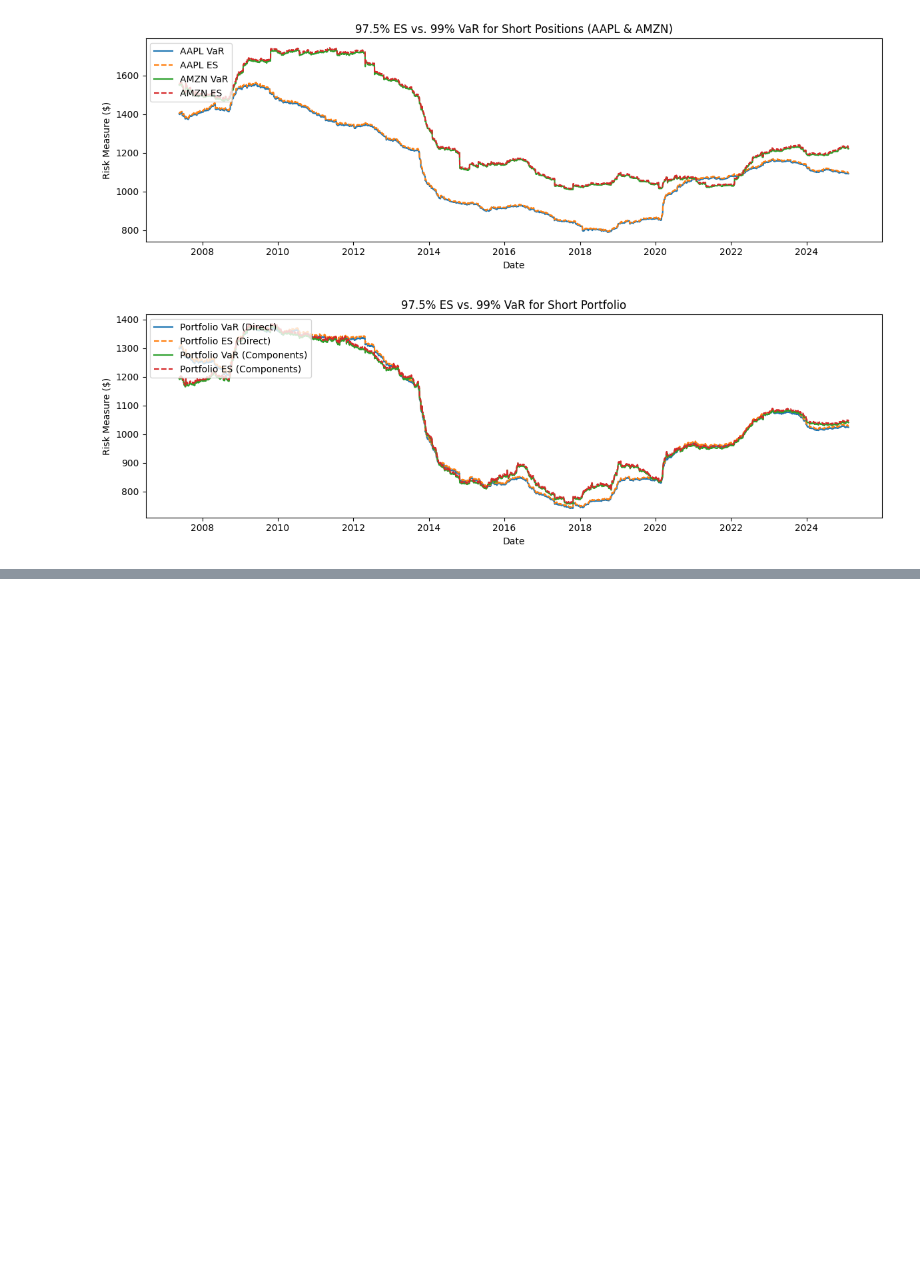
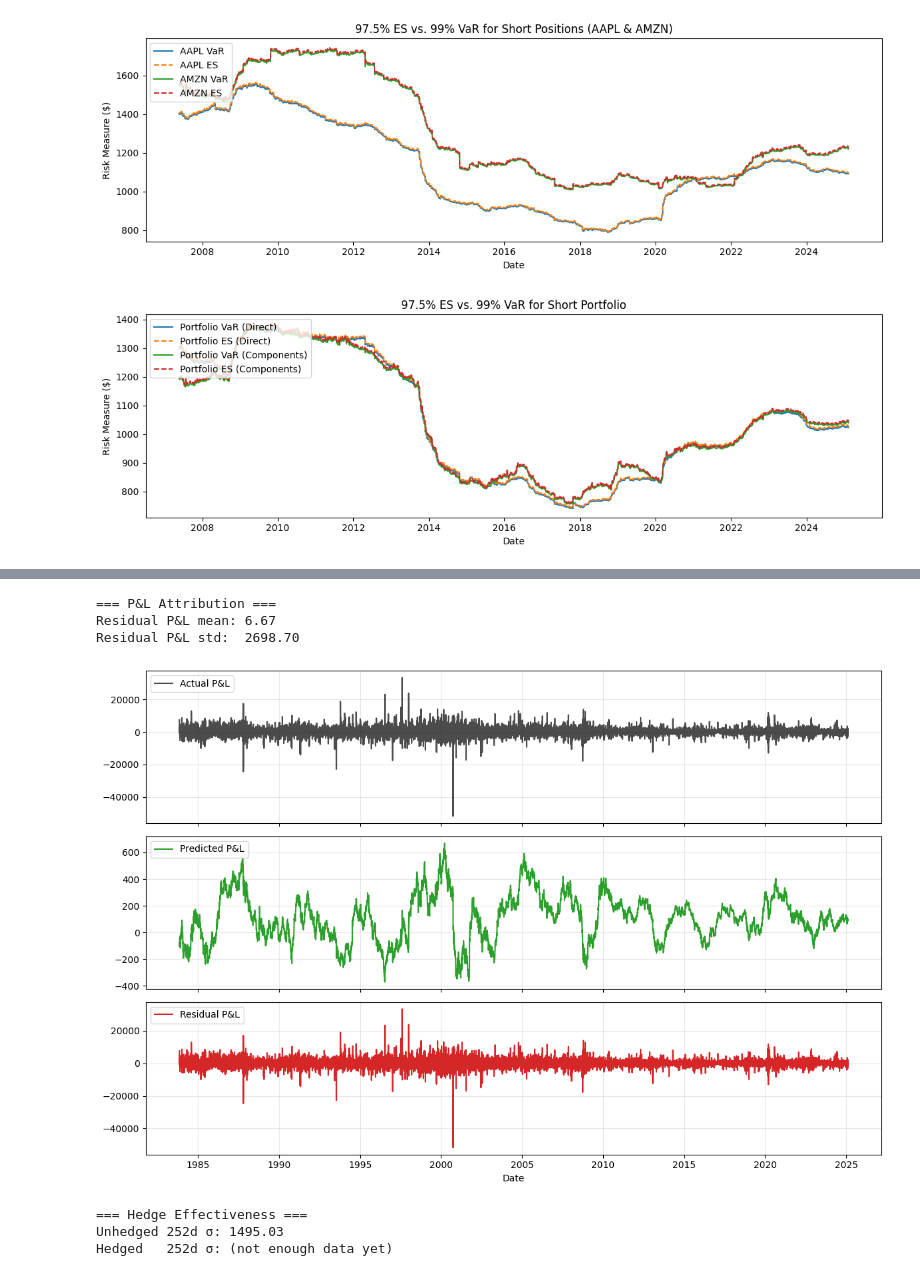
Before and after one commit to LeoWang805/Risk_Project, a Jupyter notebook: notebooks/04_backtest.ipynb, the cells around one changed output, grey strips where cells are left out. Cells and saved outputs as stored; diff of their text form; code cells hidden in the pictures; blank space fills up the shorter version.

Commit message:
Revise README; add 5-day VaR/ES plots, bootstrap CI, P&L attribution, hedge tests, data checks

```diff
--- a/notebooks/04_backtest.ipynb
+++ b/notebooks/04_backtest.ipynb
@@ -544,0 +723,80 @@ plt.show()
+# %%
+# ─── 6) P&L Attribution & Hedge Effectiveness ─────────────────────────────────
+import numpy as np
+import matplotlib.pyplot as plt
+import matplotlib.dates as mdates
+
+# symbols and per‐asset returns
+sym0, sym1   = prices.columns.tolist()
+asset_rets   = prices.pct_change().dropna()
+
+# 6A) P&L Attribution (zero‐mean test)
+# ------------------------------------
+roll_mu       = port_rets.rolling(WINDOW).mean().dropna()
+predicted_pnl = roll_mu * TARGET_NOTIONAL
+actual_pnl    = pnl.reindex(predicted_pnl.index)
+residual_pnl  = actual_pnl - predicted_pnl
+
+print("=== P&L Attribution ===")
+print(f"Residual P&L mean: {residual_pnl.mean():.2f}")
+print(f"Residual P&L std:  {residual_pnl.std():.2f}")
+
+fig, axes = plt.subplots(3,1,figsize=(12,8), sharex=True)
+axes[0].plot(actual_pnl,    color='k',        label='Actual P&L', alpha=0.7)
+axes[1].plot(predicted_pnl, color='tab:green', label='Predicted P&L')
+axes[2].plot(residual_pnl,  color='tab:red',   label='Residual P&L')
+for ax in axes:
+    ax.legend(loc='upper left'); ax.grid(alpha=0.3)
+axes[-1].set_xlabel("Date")
+plt.tight_layout()
+plt.show()
+
+
+# 6B) Hedge Effectiveness (1-year rolling beta hedge)
+# ---------------------------------------------------
+W_beta = TRADING_DAYS_YR
+betas, dates = [], []
+
+for i in range(W_beta, len(asset_rets)):
+    w   = asset_rets.iloc[i-W_beta : i]
+    cov = w[sym0].cov(w[sym1])
+    var = w[sym1].var()
+    betas.append(cov/var if var>0 else np.nan)
+    dates.append(asset_rets.index[i])
+
+beta      = pd.Series(betas, index=dates).dropna()
+v0        = prices[sym0].loc[beta.index] * shares[sym0]
+v1        = prices[sym1].loc[beta.index] * shares[sym1] * beta
+hedge_val = v0 - v1
+pnl_hedge = hedge_val.diff().dropna()
+
+# rolling volatilities
+vol_unhedged = pnl.rolling(W_beta).std().dropna()
+vol_hedged   = pnl_hedge.rolling(W_beta).std().dropna()
+
+print("\n=== Hedge Effectiveness ===")
+print(f"Unhedged 252d σ: {vol_unhedged.iloc[-1]:.2f}")
+if not vol_hedged.empty:
+    print(f"Hedged   252d σ: {vol_hedged.iloc[-1]:.2f}")
+else:
+    print("Hedged   252d σ: (not enough data yet)")
+
+plt.figure(figsize=(12,4))
+plt.plot(vol_unhedged, label='Unhedged σ (252d)')
+if not vol_hedged.empty:
+    plt.plot(vol_hedged, label='Hedged   σ (252d)')
+plt.title(f"Hedge Effectiveness: {sym0} hedged by {sym1}")
+plt.xlabel("Date"); plt.ylabel("Std of P&L ($)")
+plt.legend(loc='upper left'); plt.grid(alpha=0.3)
+ax = plt.gca()
+ax.xaxis.set_major_locator(mdates.YearLocator(2))
+ax.xaxis.set_major_formatter(mdates.DateFormatter('%Y'))
+plt.xticks(rotation=45); plt.tight_layout(); plt.show()
+# %% [output]
+=== P&L Attribution ===
+Residual P&L mean: 6.67
+Residual P&L std:  2698.70
+[figure, added]
+=== Hedge Effectiveness ===
+Unhedged 252d σ: 1495.03
+Hedged   252d σ: (not enough data yet)
```
Also changed, not shown: parts of 4 cells of this notebook, 4 other files.
